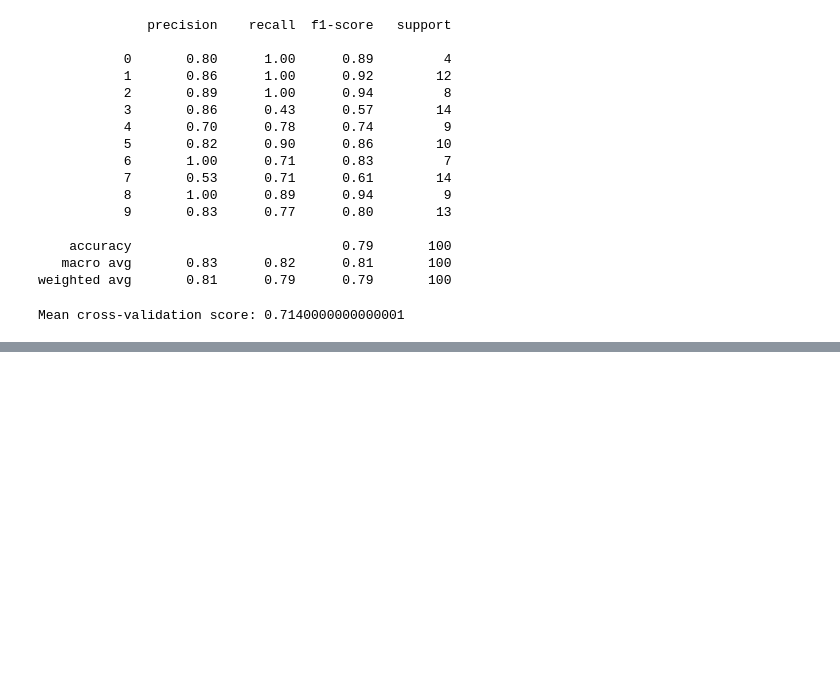
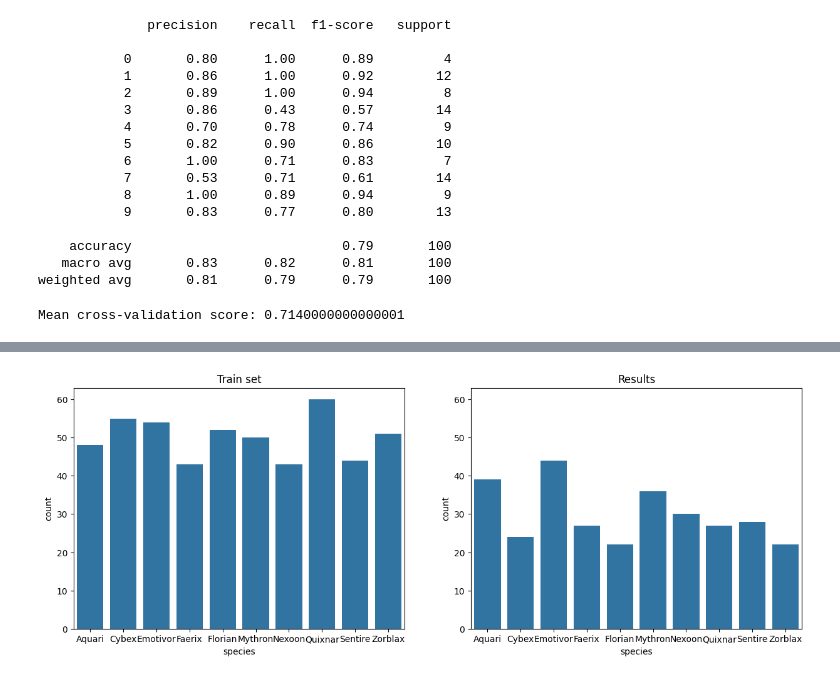
Before and after one commit to RG-04/EightFoldAI-Hackathon-2024, a Jupyter notebook: baselines.ipynb, the cells around one changed output, grey strips where cells are left out. Cells and saved outputs as stored; diff of their text form; code cells hidden in the pictures; blank space fills up the shorter version.

```diff
--- a/baselines.ipynb
+++ b/baselines.ipynb
@@ -320,0 +411,31 @@ Mean cross-validation score: 0.7140000000000001
+# %%
+test = pd.read_csv('test.csv')
+
+# Make predictions on the test set
+test_predictions = best_model_svm.predict(test[['message', 'fingers', 'tail']])
+
+test_predictions = le.inverse_transform(test_predictions)
+
+results = pd.DataFrame({'species': test_predictions})
+
+train_species_df = pd.DataFrame({'species': le.inverse_transform(df['species'])})
+
+species_counts = train_species_df['species'].value_counts()
+species_counts = species_counts.reset_index()
+species_counts.columns = ['species', 'count']
+species_counts = species_counts.sort_values(by='species')
+
+results_counts = results['species'].value_counts()
+results_counts = results_counts.reset_index()
+results_counts.columns = ['species', 'count']
+results_counts = results_counts.sort_values(by='species')
+
+fig, ax = plt.subplots(1, 2, figsize=(15, 5))
+sns.barplot(x='species', y='count', data=species_counts, ax=ax[0])
+ax[0].set_title('Train set')
+sns.barplot(x='species', y='count', data=results_counts, ax=ax[1])
+ax[1].set_title('Results')
+ax[1].set_ylim(ax[0].get_ylim())
+plt.show()
+# %% [output]
+[figure, added]
```
Also changed, not shown: parts of 3 cells of this notebook, 2 other files.
